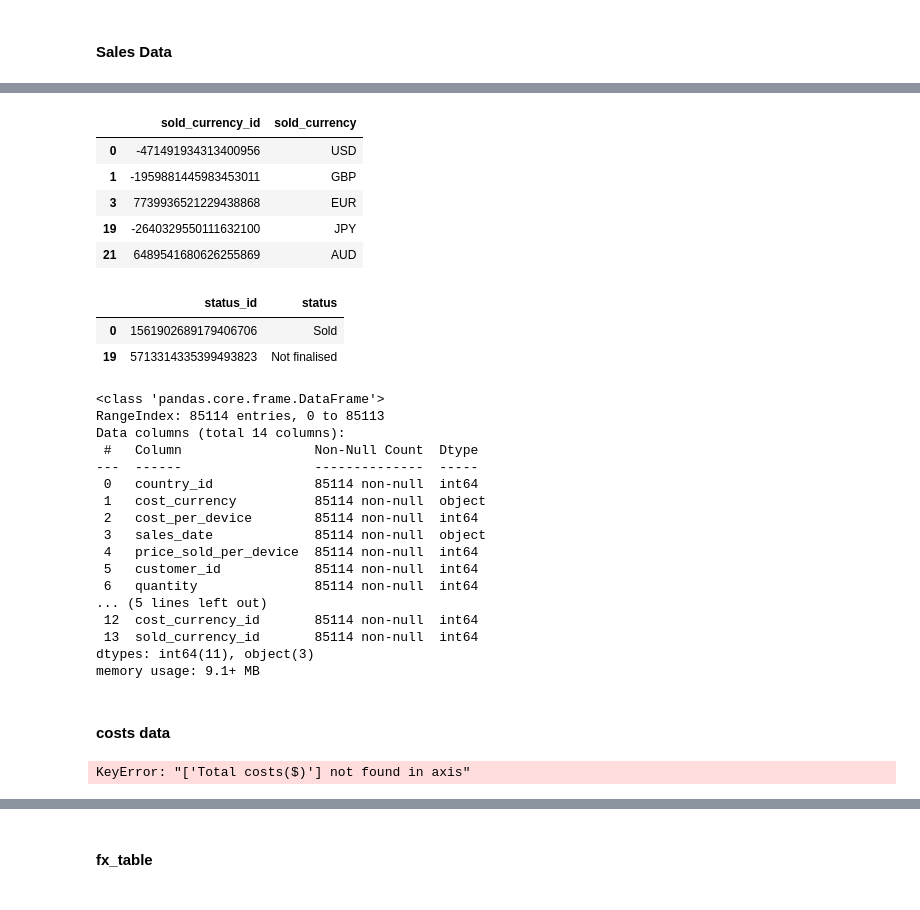
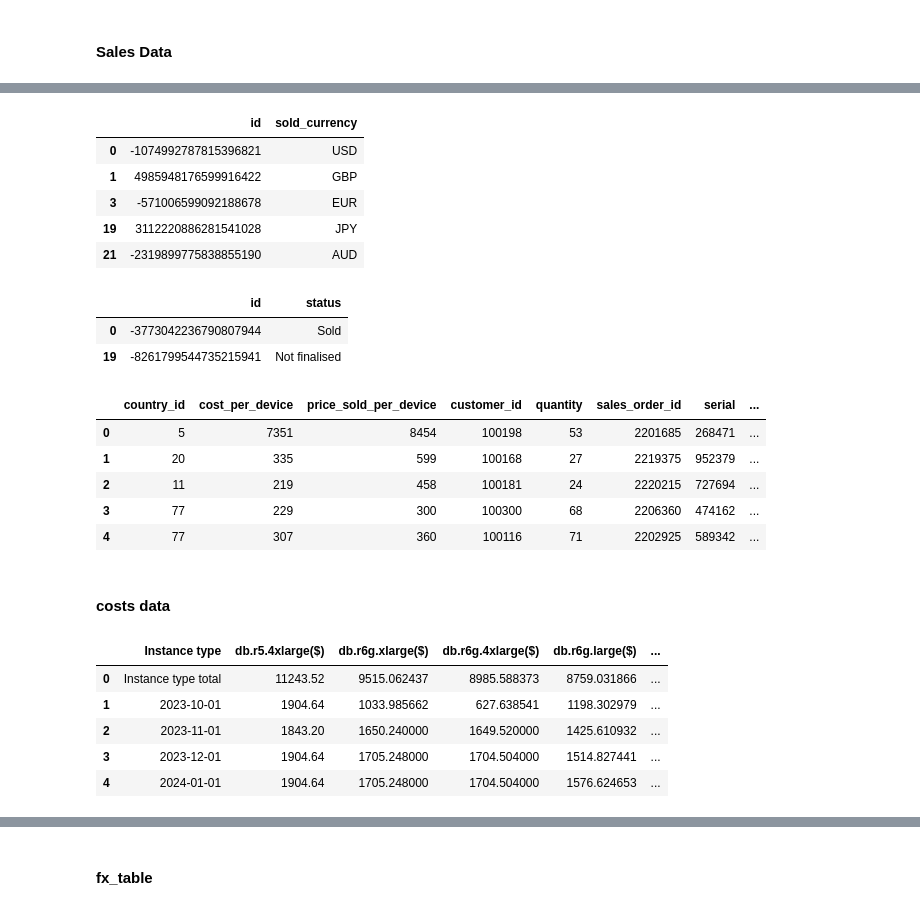
Before and after one commit to Omarhosnyyy95/alchemy, a Jupyter notebook: explore.ipynb, the cells around one changed output, grey strips where cells are left out. Drawn from its saved outputs; the diff is of its cells as text; code cells hidden in the pictures.

```diff
--- a/explore.ipynb
+++ b/explore.ipynb
@@ -39,11 +39,11 @@ Invalid bucket name "<BUCKET_NAME>": Bucket name must match the regex "^[a-zA-Z0
 def read_data(file_key, bucket_name, aws_access_key, aws_secret_key):
     return pd.read_csv(f"s3://{bucket_name}/{file_key}", storage_options={"key": aws_access_key, "secret": aws_secret_key})
 
-sales = read_data("SalesData.csv", BUCKET_NAME, AWS_ACCESS_KEY, AWS_SECRET_KEY)
-costs = read_data("costs.csv", BUCKET_NAME, AWS_ACCESS_KEY, AWS_SECRET_KEY)
-countries = read_data("Country_Table.csv", BUCKET_NAME, AWS_ACCESS_KEY, AWS_SECRET_KEY)
-customers = read_data("Customer_Table.csv", BUCKET_NAME, AWS_ACCESS_KEY, AWS_SECRET_KEY)
-fx_table = read_data("FX_Table.csv", BUCKET_NAME, AWS_ACCESS_KEY, AWS_SECRET_KEY)
+sales = read_data("SalesData.csv", BUCKET_NAME, ACCESS_KEY, SECRET_KEY)
+costs = read_data("costs.csv", BUCKET_NAME, ACCESS_KEY, SECRET_KEY)
+countries = read_data("Country_Table.csv", BUCKET_NAME, ACCESS_KEY, SECRET_KEY)
+customers = read_data("Customer_Table.csv", BUCKET_NAME, ACCESS_KEY, SECRET_KEY)
+fx_table = read_data("FX_Table.csv", BUCKET_NAME, ACCESS_KEY, SECRET_KEY)
 # %% [output]
 ParamValidationError: Parameter validation failed:
 Invalid bucket name "<BUCKET_NAME>": Bucket name must match the regex "^[a-zA-Z0-9.\-_]{1,255}$" or be an ARN matching the regex "^arn:(aws).*:(s3|s3-object-lambda):[a-z\-0-9]*:[0-9]{12}:accesspoint[/ ...
@@ -75,12 +84,12 @@ sales.head()
 | 3 | Smartphones | Apple | iPhone 11 | iPhone 11 64GB | PH-AP-IP1100-064-C | iPhone 11 64GB | C | 77 | ... |
 | 4 | Smartphones | Apple | iPhone 11 | iPhone 11 128GB | PH-AP-IP1100-128-Z | iPhone 11 128GB | Z | 77 | ... |
 # %%
-# create a surrogate product_id --> hash is not the best function for hashing
+# create a surrogate keys --> hash is not the best function for hashing
 sales['product_id'] = sales['sku'].apply(hash)
 sales['status_id'] = sales['status'].apply(hash)
 sales['cost_currency_id'] = sales['cost_currency'].apply(hash)
 sales['sold_currency_id'] = sales['sold_currency'].apply(hash)
-sales['date_key'] = sales['date'].apply(hash)
+sales['date_key'] = sales['sales_date'].apply(hash)
 # %%
 # create product dimension table
 product_cols = ['category', 'subcategory', 'product_family', 'key_product', 'sku', 'description', 'grade']
@@ -96,45 +105,46 @@ product.head()
 # %%
 # create currency dimension table
 currency_cols = ['sold_currency']
 currency = sales[['sold_currency_id'] + currency_cols].drop_duplicates('sold_currency_id').rename(columns={"sold_currency_id": "id"}) # drop duplicates based on sold_currency_id
+currency.head()
 # %% [output]
-|  | sold_currency_id | sold_currency |
-| 0 | -471491934313400956 | USD |
-| 1 | -1959881445983453011 | GBP |
-| 3 | 7739936521229438868 | EUR |
-| 19 | -2640329550111632100 | JPY |
-| 21 | 6489541680626255869 | AUD |
+|  | id | sold_currency |
+| 0 | -1074992787815396821 | USD |
+| 1 | 4985948176599916422 | GBP |
+| 3 | -571006599092188678 | EUR |
+| 19 | 3112220886281541028 | JPY |
+| 21 | -2319899775838855190 | AUD |
 # %%
 # create status dimension table
 status_cols = ['status']
 status = sales[['status_id'] + status_cols].drop_duplicates('status_id').rename(columns={'status_id': 'id'}) # drop duplicates based on status_id
+status.head()
 # %% [output]
-|  | status_id | status |
-| 0 | 1561902689179406706 | Sold |
-| 19 | 5713314335399493823 | Not finalised |
+|  | id | status |
+| 0 | -3773042236790807944 | Sold |
+| 19 | -8261799544735215941 | Not finalised |
 # %%
 # create sales fact table
-sales = sales.drop(product_cols+ currency_cols + status_cols, axis=1)
+sales = sales.drop(product_cols+ currency_cols + status_cols + ['cost_currency', 'sales_date'], axis=1)
+sales.head()
 # %% [output]
-<class 'pandas.core.frame.DataFrame'>
-RangeIndex: 85114 entries, 0 to 85113
-Data columns (total 14 columns):
- #   Column                 Non-Null Count  Dtype
----  ------                 --------------  -----
- 0   country_id             85114 non-null  int64
- 1   cost_currency          85114 non-null  object
- 2   cost_per_device        85114 non-null  int64
- 3   sales_date             85114 non-null  object
- 4   price_sold_per_device  85114 non-null  int64
- 5   customer_id            85114 non-null  int64
- 6   quantity               85114 non-null  int64
-... (5 lines left out)
- 12  cost_currency_id       85114 non-null  int64
- 13  sold_currency_id       85114 non-null  int64
-dtypes: int64(11), object(3)
-memory usage: 9.1+ MB
+|  | country_id | cost_per_device | price_sold_per_device | customer_id | quantity | sales_order_id | serial | ... |
+| 0 | 5 | 7351 | 8454 | 100198 | 53 | 2201685 | 268471 | ... |
+| 1 | 20 | 335 | 599 | 100168 | 27 | 2219375 | 952379 | ... |
+| 2 | 11 | 219 | 458 | 100181 | 24 | 2220215 | 727694 | ... |
+| 3 | 77 | 229 | 300 | 100300 | 68 | 2206360 | 474162 | ... |
+| 4 | 77 | 307 | 360 | 100116 | 71 | 2202925 | 589342 | ... |
 # %% [markdown]
 #### costs data
+# %%
+costs.head()
+# %% [output]
+|  | Instance type | db.r5.4xlarge($) | db.r6g.xlarge($) | db.r6g.4xlarge($) | db.r6g.large($) | ... |
+| 0 | Instance type total | 11243.52 | 9515.062437 | 8985.588373 | 8759.031866 | ... |
+| 1 | 2023-10-01 | 1904.64 | 1033.985662 | 627.638541 | 1198.302979 | ... |
+| 2 | 2023-11-01 | 1843.20 | 1650.240000 | 1649.520000 | 1425.610932 | ... |
+| 3 | 2023-12-01 | 1904.64 | 1705.248000 | 1704.504000 | 1514.827441 | ... |
+| 4 | 2024-01-01 | 1904.64 | 1705.248000 | 1704.504000 | 1576.624653 | ... |
 # %%
 # clean the costs dataset
 rename_dict={
@@ -150,7 +160,7 @@ rename_dict={
     'db.t2.medium($)': 't2.medium',
     'Instance type': 'date'
 }
+
+# drop the second row, total cost column, and rename the columns
 costs = costs.drop(index=costs.index[0], axis=0).drop('Total costs($)', axis=1).rename(columns=rename_dict)
-# %% [output]
-KeyError: "['Total costs($)'] not found in axis"
 # %%
```
Also changed, not shown: parts of 17 cells of this notebook, 1 other file.
